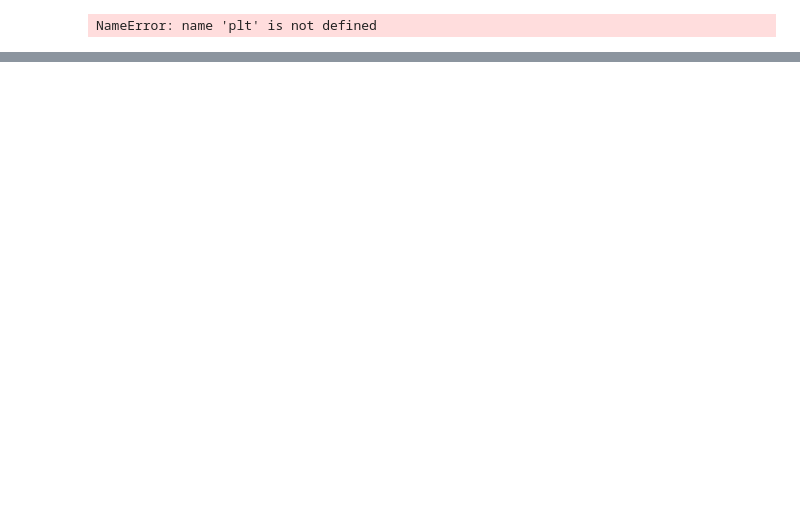
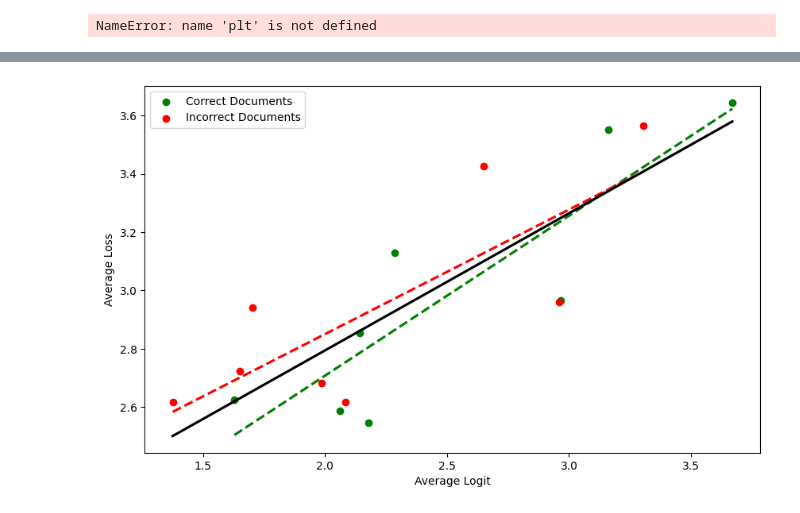
Before and after one commit to felixzhu17/Reranking-Multimodal-Retrievers, a Jupyter notebook: test.ipynb, the cells around one changed output, grey strips where cells are left out. Cells and saved outputs as stored; diff of their text form; code cells hidden in the pictures; blank space fills up the shorter version.

```diff
--- a/test.ipynb
+++ b/test.ipynb
@@ -127,0 +130,52 @@ plt.show()
+# %%
+import pandas as pd
+import matplotlib.pyplot as plt
+import seaborn as sns
+
+# Data preparation
+data = {
+    'Step': [3021, 5035, 7049, 9063, 11077, 13091, 15105, 17119],
+    'Training Loss': [0.0908, 0.0644, 0.0598, 0.0457, 0.0442, 0.0432, 0.0313, 0.0303],
+    'Correct Avg Loss': [3.645, 2.545, 2.588, 2.966, 3.552, 2.853, 2.626, 3.130],
+    'Correct Avg Logit': [3.669, 2.178, 2.062, 2.966, 3.160, 2.143, 1.629, 2.286],
+    'Incorrect Loss': [3.566, 2.617, 2.681, 2.960, 3.427, 2.724, 2.617, 2.940],
+    'Incorrect Avg Logit': [3.303, 2.083, 1.986, 2.960, 2.651, 1.651, 1.376, 1.703],
+    'Validation Avg Loss': [3.584, 2.600, 2.658, 2.961, 3.458, 2.754, 2.619, 2.984],
+    'Recall': [0.2346, 0.2298, 0.2451, 0.2259, 0.2519, 0.2403, 0.2490, 0.2346]
+}
+
+# Convert to DataFrame
+df = pd.DataFrame(data)
+
+# Plot the data
+plt.figure(figsize=(10, 6))
+
+# Scatter plot for correct documents
+plt.scatter(df['Correct Avg Logit'], df['Correct Avg Loss'], color='green', label='Correct Documents')
+
+# Scatter plot for incorrect documents
+plt.scatter(df['Incorrect Avg Logit'], df['Incorrect Loss'], color='red', label='Incorrect Documents')
+
+
+# Regression plot for correct documents
+sns.regplot(x=df['Correct Avg Logit'], y=df['Correct Avg Loss'], scatter=False, color='green', line_kws={'linestyle': '--'}, ci = None)
+
+# Regression plot for incorrect documents
+sns.regplot(x=df['Incorrect Avg Logit'], y=df['Incorrect Loss'], scatter=False, color='red', line_kws={'linestyle': '--'}, ci = None)
+
+# Overall regression plot
+overall_avg_logit = df['Correct Avg Logit'].tolist() + df['Incorrect Avg Logit'].tolist()
+overall_avg_loss = df['Correct Avg Loss'].tolist() + df['Incorrect Loss'].tolist()
+sns.regplot(x=overall_avg_logit, y=overall_avg_loss, scatter=False, color='black', ci = None)
+
+# Adding labels and title
+plt.xlabel('Average Logit')
+plt.ylabel('Average Loss')
+# plt.title('Avg Loss vs Avg Logit')
+plt.legend()
+
+
+# Display the plot
+plt.show()
+# %% [output]
+[figure, added]
```
Also changed, not shown: parts of 2 cells of this notebook.
